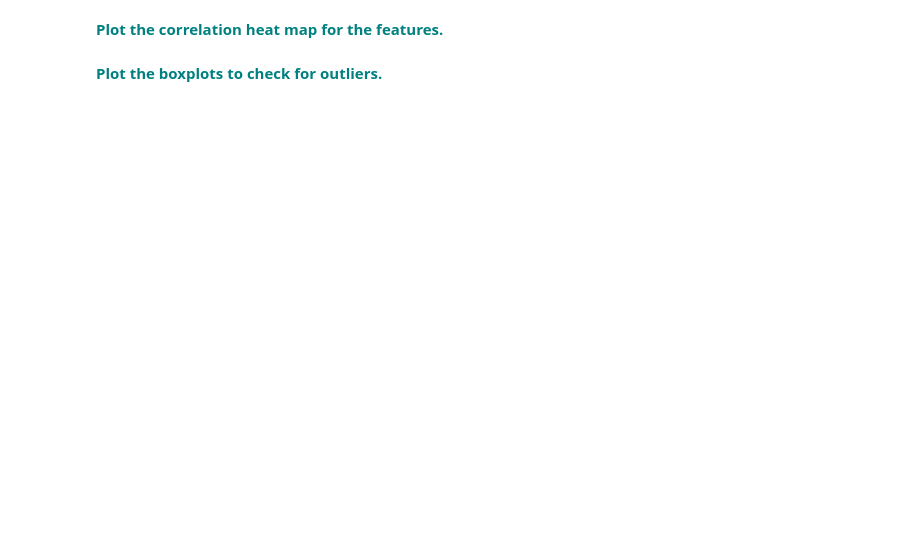
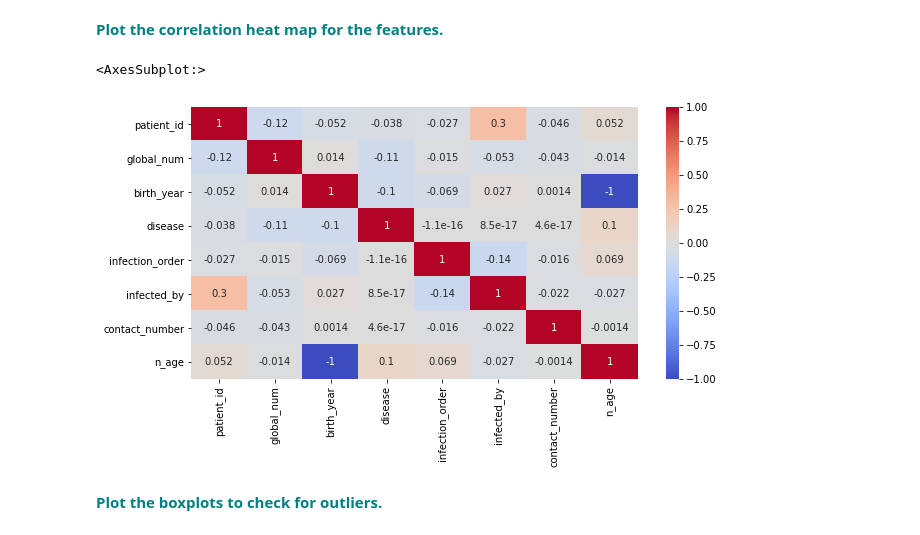
Before and after one commit to szelinghsu/Springboard, a Jupyter notebook: SupervisedLearning/RandomForest_casestudy_covid19.ipynb, the cells around one changed output. Saved outputs shown, nothing was run; the diff lists cells and outputs as text; code cells hidden in the pictures; blank space fills up the shorter version.

```diff
--- a/SupervisedLearning/RandomForest_casestudy_covid19.ipynb
+++ b/SupervisedLearning/RandomForest_casestudy_covid19.ipynb
@@ -104,7 +102,7 @@ Name: state, dtype: int64
 # %% [markdown]
  **<font color='teal'> Create a new column named 'n_age' which is the calculated age based on the birth year column.</font>**
 # %%
-df['n_age'] = 2021 - df['birth_year']
+df['n_age'] = 2021 - df.birth_year
 # %% [markdown]
 ### Handle Missing Values
 # %% [markdown]
@@ -162,10 +160,10 @@ array([0, 1], dtype=int64)
 # %% [markdown]
  **<font color='teal'> Fill null values in the following columns with their mean: 'global_number','birth_year','infection_order','infected_by'and 'contact_number'</font>**
 # %%
-df.global_num.fillna(df.global_num.mean(), inplace=True)
-df.birth_year.fillna(df.birth_year.mean(), inplace=True)
-df.infection_order.fillna(df.infection_order.mean(), inplace=True)
-df.infected_by.fillna(df.infected_by.mean(), inplace=True)
-df.contact_number.fillna(df.contact_number.mean(), inplace=True)
+df.global_num = df.global_num.fillna(df.global_num.mean())
+df.birth_year = df.birth_year.fillna(df.birth_year.mean())
+df.infection_order = df.infection_order.fillna(df.infection_order.mean())
+df.infected_by = df.infected_by.fillna(df.infected_by.mean())
+df.contact_number = df.contact_number.fillna(df.contact_number.mean())
 # %% [markdown]
  **<font color='teal'> Fill the rest of the missing values with any method.</font>**
@@ -251,3 +170,14 @@ Name: n_age, Length: 96, dtype: int64
+# %%
+df.n_age = df.n_age.fillna(df.n_age.mean())
+df.sex = df.sex.fillna('unknown')
+df.age = df.age.fillna('unknown')
+df.infection_case = df.infection_case.fillna('unknown')
+df.city = df.city.fillna('unknown')
+df.state = df.state.fillna('unknown')
+df.symptom_onset_date = df.symptom_onset_date.fillna('unknown')
+df.confirmed_date = df.confirmed_date.fillna('unknown')
+df.released_date = df.released_date.fillna('unknown')
+df.deceased_date = df.deceased_date.fillna('unknown')
 # %% [markdown]
  **<font color='teal'> Check for any remaining null values.</font>**
 # %%
@@ -288,4 +301,10 @@ vn
 # %% [markdown]
 **<font color='teal'> Plot the correlation heat map for the features.</font>**
+# %%
+plt.figure(figsize=(10,5))
+sns.heatmap(df.corr(), annot=True, cmap="coolwarm")
+# %% [output]
+<AxesSubplot:>
+[figure, added]
 # %% [markdown]
 **<font color='teal'> Plot the boxplots to check for outliers. </font>**
```
Also changed, not shown: parts of 19 cells of this notebook.
